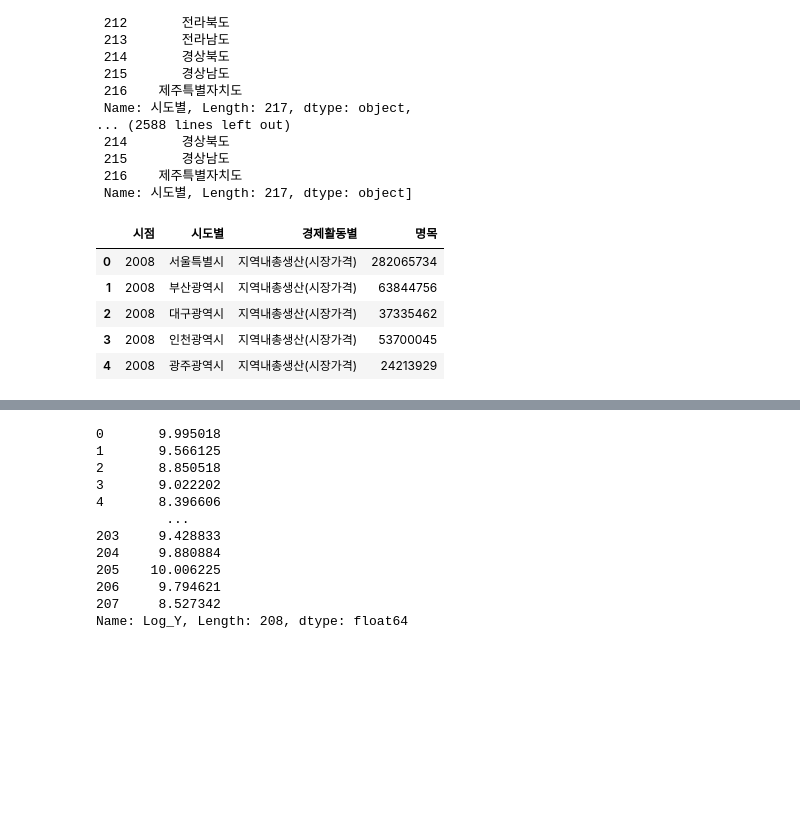
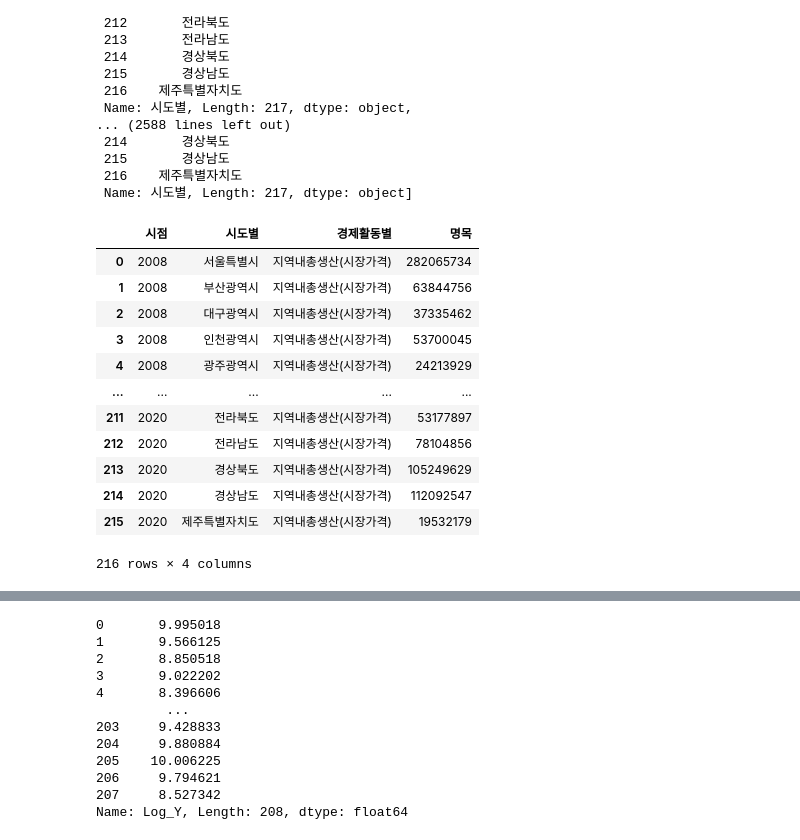
Before and after one commit to geun98/python, a Jupyter notebook: Untitled.ipynb, the cells around one changed output, grey strips where cells are left out. Drawn from its saved outputs; the diff is of its cells as text; code cells hidden in the pictures; blank space fills up the shorter version.

```diff
--- a/Untitled.ipynb
+++ b/Untitled.ipynb
@@ -310,14 +305,21 @@ reg_name
  Name: 시도별, Length: 217, dtype: object]
 # %%
 grdp2 = pd.read_csv('../data1/grdp2.csv', encoding = 'euc-kr')
-grdp2.head()
+grdp2
 # %% [output]
 |  | 시점 | 시도별 | 경제활동별 | 명목 |
 | 0 | 2008 | 서울특별시 | 지역내총생산(시장가격) | 282065734 |
 | 1 | 2008 | 부산광역시 | 지역내총생산(시장가격) | 63844756 |
 | 2 | 2008 | 대구광역시 | 지역내총생산(시장가격) | 37335462 |
 | 3 | 2008 | 인천광역시 | 지역내총생산(시장가격) | 53700045 |
 | 4 | 2008 | 광주광역시 | 지역내총생산(시장가격) | 24213929 |
+| ... | ... | ... | ... | ... |
+| 211 | 2020 | 전라북도 | 지역내총생산(시장가격) | 53177897 |
+| 212 | 2020 | 전라남도 | 지역내총생산(시장가격) | 78104856 |
+| 213 | 2020 | 경상북도 | 지역내총생산(시장가격) | 105249629 |
+| 214 | 2020 | 경상남도 | 지역내총생산(시장가격) | 112092547 |
+| 215 | 2020 | 제주특별자치도 | 지역내총생산(시장가격) | 19532179 |
+216 rows × 4 columns
 # %%
 result3 = pd.merge(grdp2,depression2,on = ['시점','시도별'])
 result3['생산량'] = result3['명목'] / 10000
```
Also changed, not shown: parts of 7 cells of this notebook.
